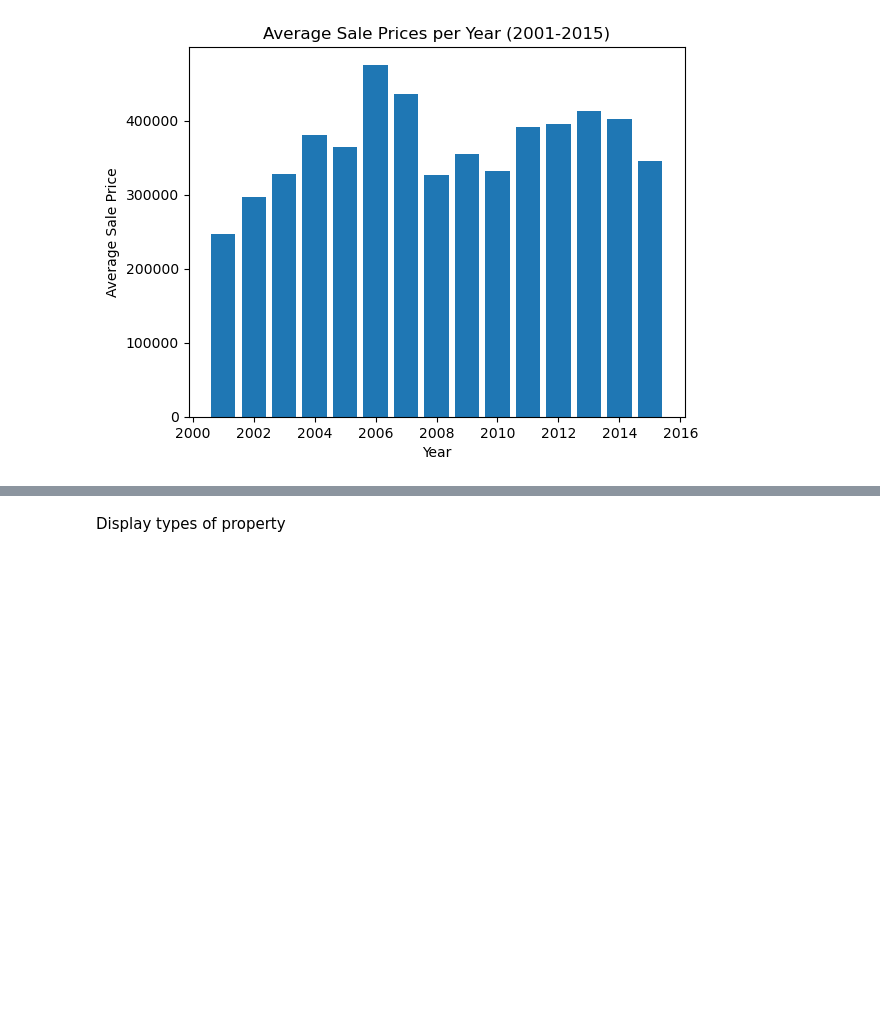
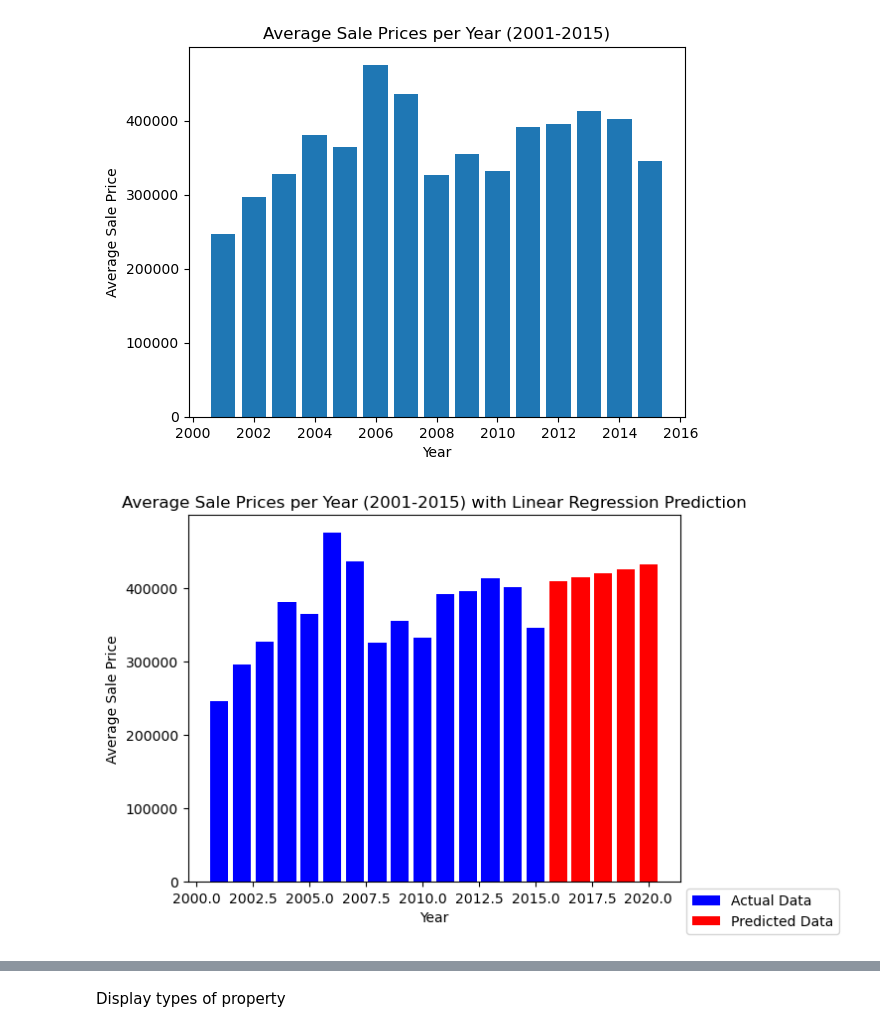
Before and after one commit to alenak2610/RE-market-CT, a Jupyter notebook: All Workbooks/final_proj.ipynb, the cells around one changed output, grey strips where cells are left out. Saved outputs shown, nothing was run; the diff lists cells and outputs as text; code cells hidden in the pictures; blank space fills up the shorter version.

Commit message:
added prediction code

```diff
--- a/All Workbooks/final_proj.ipynb
+++ b/All Workbooks/final_proj.ipynb
@@ -212,3 +212,20 @@ plt.ylabel("Average Sale Price")
 plt.show()
 # %% [output]
 [figure]
+# %%
+X = avg_price_per_year.index.values.reshape(-1, 1)
+y = avg_price_per_year.values
+model = LinearRegression()
+model.fit(X, y)
+next_years = np.arange(2016, 2021).reshape(-1, 1)
+predicted_prices = model.predict(next_years)
+# %%
+plt.bar(avg_price_per_year.index, avg_price_per_year.values, label="Actual Data", color='blue')
+plt.bar(next_years.flatten(), predicted_prices, label="Predicted Data", color='red')
+plt.title("Average Sale Prices per Year (2001-2015) with Linear Regression Prediction")
+plt.xlabel("Year")
+plt.ylabel("Average Sale Price")
+plt.legend(loc='upper left', bbox_to_anchor=(1, 0))
+plt.show()
+# %% [output]
+[figure, added]
```
Also changed, not shown: parts of 7 cells of this notebook, 1 other file.
